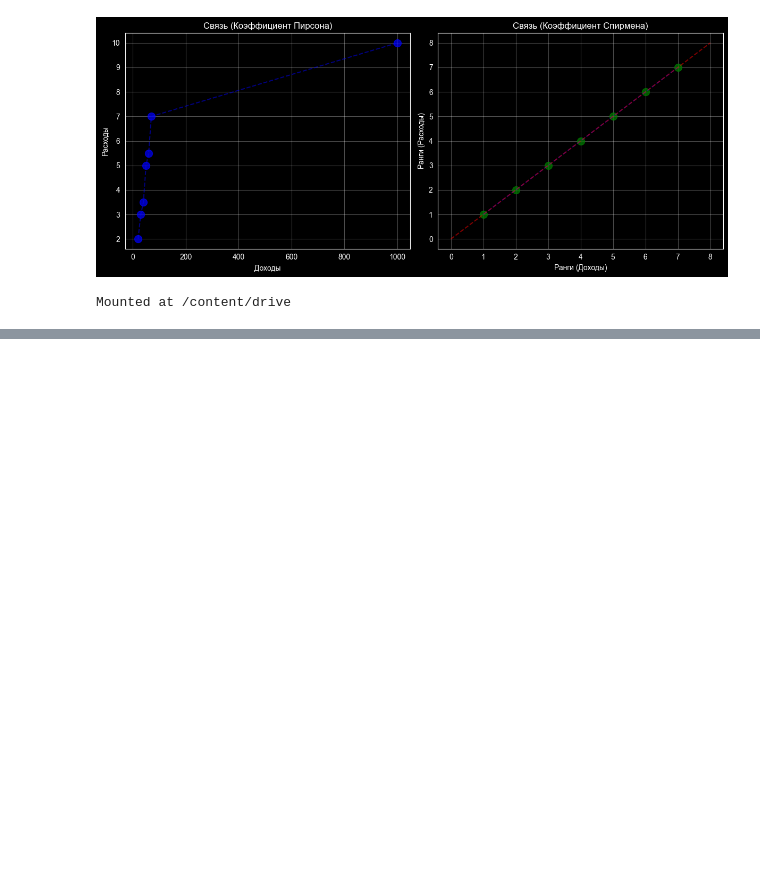
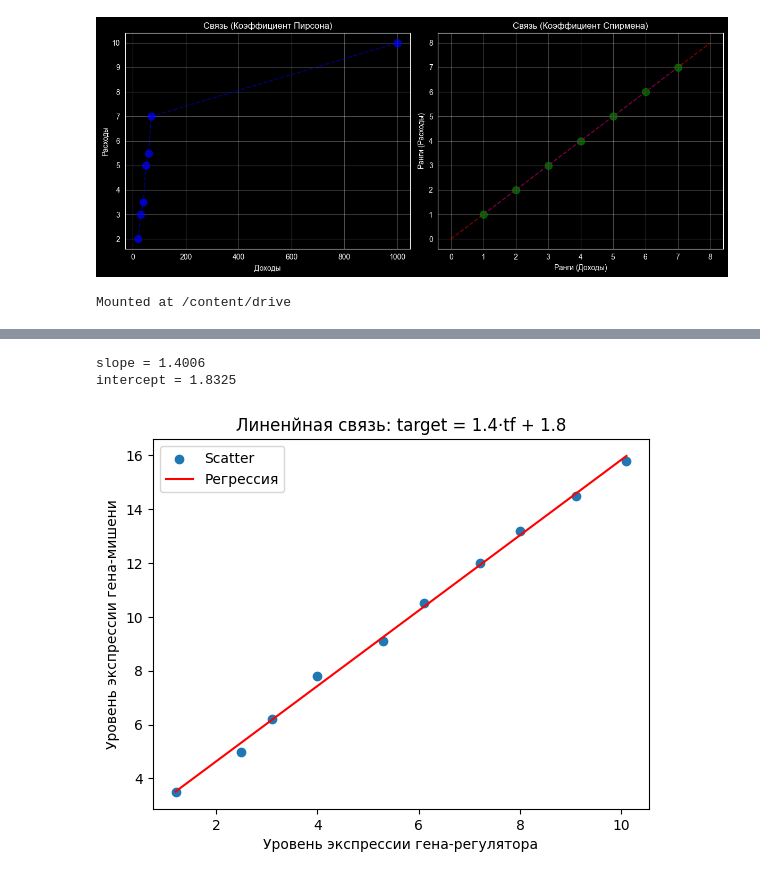
Before and after one commit to Arsenii-S7/Stats_Learning, a Jupyter notebook: Statistics.ipynb, the cells around one changed output, grey strips where cells are left out. Saved outputs shown, nothing was run; the diff lists cells and outputs as text; code cells hidden in the pictures; blank space fills up the shorter version.

```diff
--- a/Statistics.ipynb
+++ b/Statistics.ipynb
@@ -2176,0 +2321,26 @@ Mounted at /content/drive
+# %%
+import matplotlib.pyplot as plt
+from scipy import stats
+import numpy as np
+
+tf = np.array([1.2, 2.5, 3.1, 4.0, 5.3, 6.1, 7.2, 8.0, 9.1, 10.1])
+target = np.array([3.5, 5.0, 6.2, 7.8, 9.1, 10.5, 12.0, 13.2, 14.5, 15.8])
+
+
+res = stats.linregress(tf, target)
+print(f"slope = {res.slope:.4f}")
+print(f"intercept = {res.intercept:.4f}")
+
+
+plt.scatter(tf, target, label='Данные')
+plt.plot(tf, res.slope * tf + res.intercept, color='red', label='Регрессия')
+plt.xlabel('Уровень экспрессии гена-регулятора')
+plt.ylabel('Уровень экспрессии гена-мишени')
+plt.legend()
+plt.title(f'Линенйная связь: target = {res.slope:.1f}·tf + {res.intercept:.1f}')
+
+plt.show()
+# %% [output]
+slope = 1.4006
+intercept = 1.8325
+[figure, added]
```
Also changed, not shown: parts of 8 cells of this notebook.
